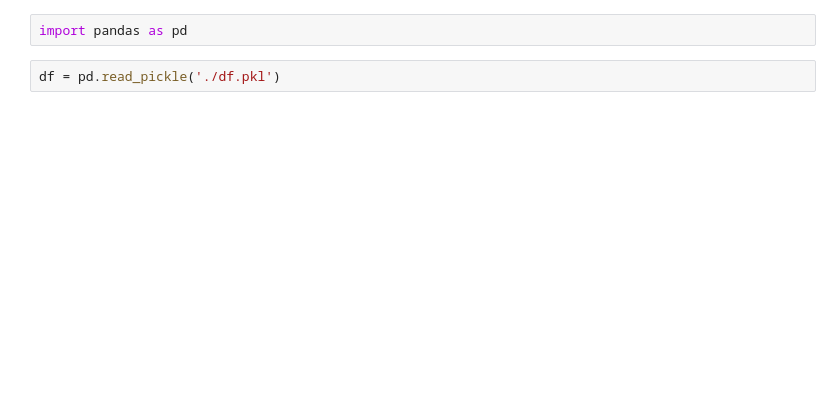
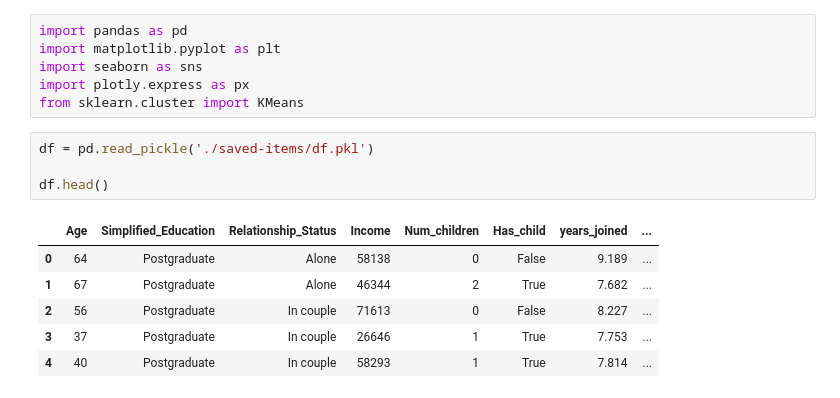
Before and after one commit to johng034/customer-segmentation, a Jupyter notebook: Modeling.ipynb, the cells around one changed output. Drawn from its saved outputs; the diff is of its cells as text; blank space fills up the shorter version.

Commit message:
tried using k means algorithm for clustering. still need to find an acceptable number of clusters

```diff
--- a/Modeling.ipynb
+++ b/Modeling.ipynb
@@ -1,4 +1,17 @@
-# %%
-import pandas as pd
+# %%
+import pandas as pd
+import matplotlib.pyplot as plt
+import seaborn as sns
+import plotly.express as px
+from sklearn.cluster import KMeans
 # %%
-df = pd.read_pickle('./df.pkl')
+df = pd.read_pickle('./saved-items/df.pkl')
+
+df.head()
+# %% [output]
+|  | Age | Simplified_Education | Relationship_Status | Income | Num_children | Has_child | years_joined | ... |
+| 0 | 64 | Postgraduate | Alone | 58138 | 0 | False | 9.189 | ... |
+| 1 | 67 | Postgraduate | Alone | 46344 | 2 | True | 7.682 | ... |
+| 2 | 56 | Postgraduate | In couple | 71613 | 0 | False | 8.227 | ... |
+| 3 | 37 | Postgraduate | In couple | 26646 | 1 | True | 7.753 | ... |
+| 4 | 40 | Postgraduate | In couple | 58293 | 1 | True | 7.814 | ... |
```
Also changed, not shown: parts of 13 cells of this notebook, 1 other file.
